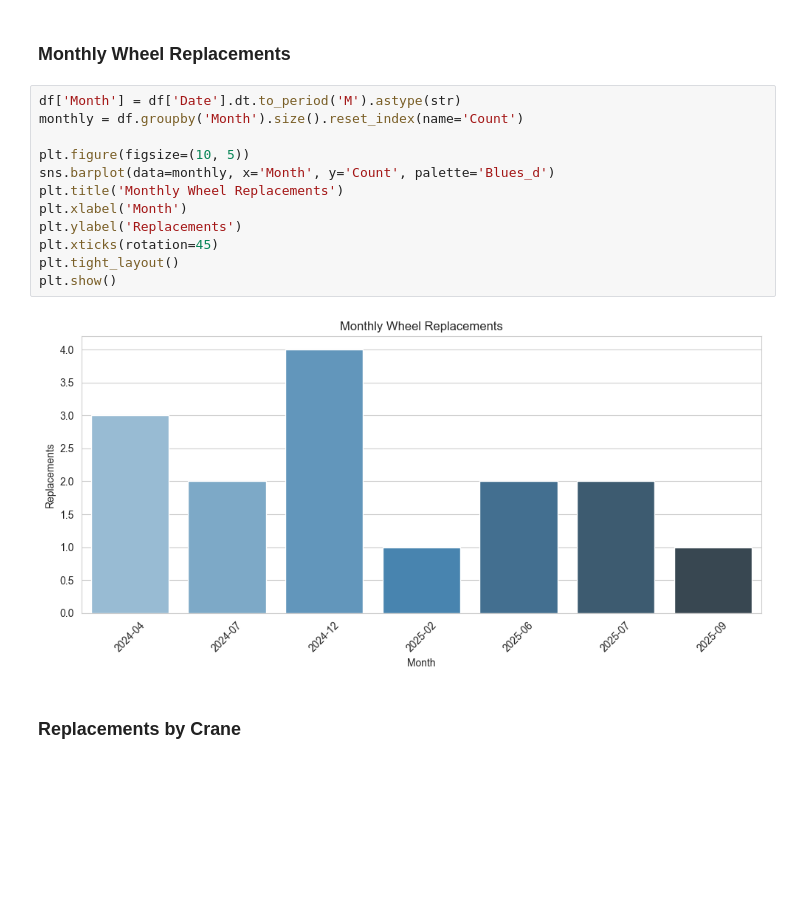
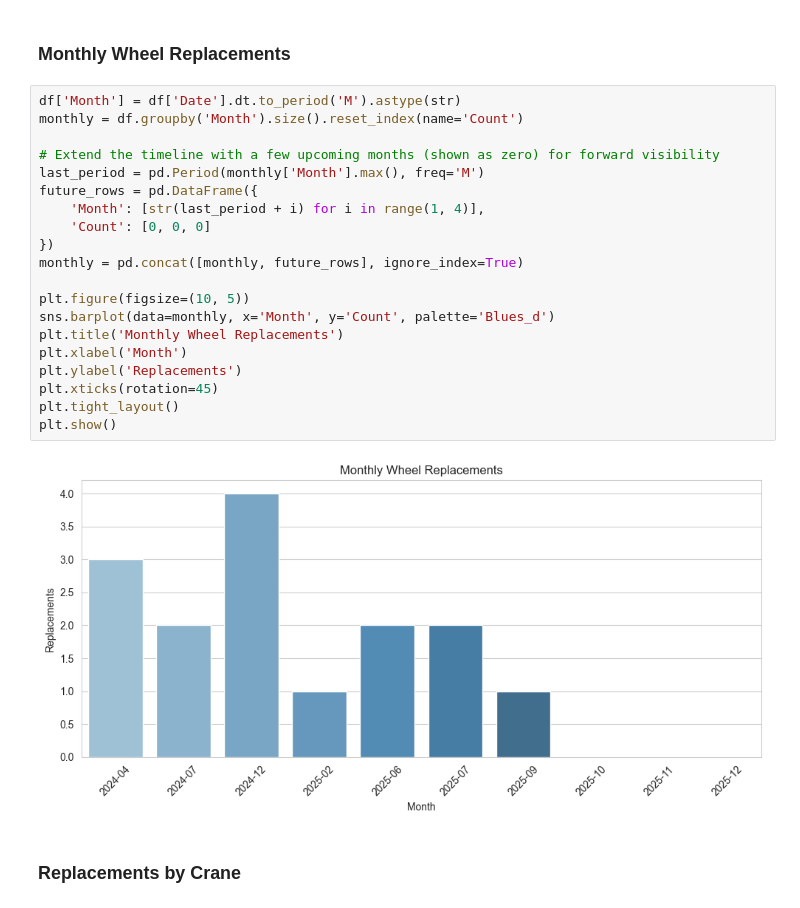
Before and after one commit to amit-bind-99/crane_analytics, a Jupyter notebook: Crane_Analytics.ipynb, the cells around one changed output. Saved outputs shown, nothing was run; the diff lists cells and outputs as text; blank space fills up the shorter version.

```diff
--- a/Crane_Analytics.ipynb
+++ b/Crane_Analytics.ipynb
@@ -281,17 +285,25 @@ Total Rail Pieces Replaced: 38
 # %%
 df['Month'] = df['Date'].dt.to_period('M').astype(str)
 monthly = df.groupby('Month').size().reset_index(name='Count')
+
+# Extend the timeline with a few upcoming months (shown as zero) for forward visibility
+last_period = pd.Period(monthly['Month'].max(), freq='M')
+future_rows = pd.DataFrame({
+    'Month': [str(last_period + i) for i in range(1, 4)],
+    'Count': [0, 0, 0]
+})
+monthly = pd.concat([monthly, future_rows], ignore_index=True)
 
 plt.figure(figsize=(10, 5))
 sns.barplot(data=monthly, x='Month', y='Count', palette='Blues_d')
 plt.title('Monthly Wheel Replacements')
 plt.xlabel('Month')
 plt.ylabel('Replacements')
 plt.xticks(rotation=45)
 plt.tight_layout()
 plt.show()
 # %% [output]
-[figure, old version]
+[figure, new version]
 # %% [markdown]
 ### Replacements by Crane
 # %%
```
Also changed, not shown: parts of 3 cells of this notebook.
